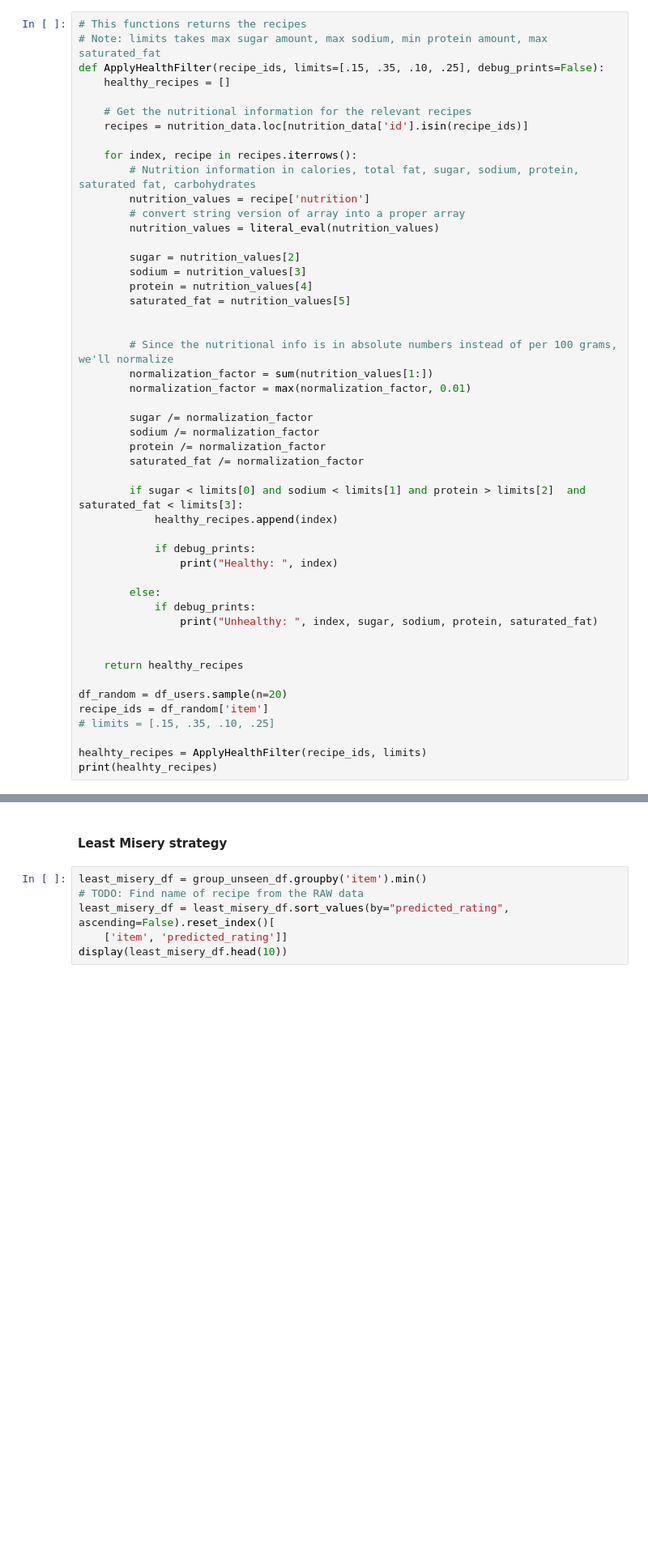
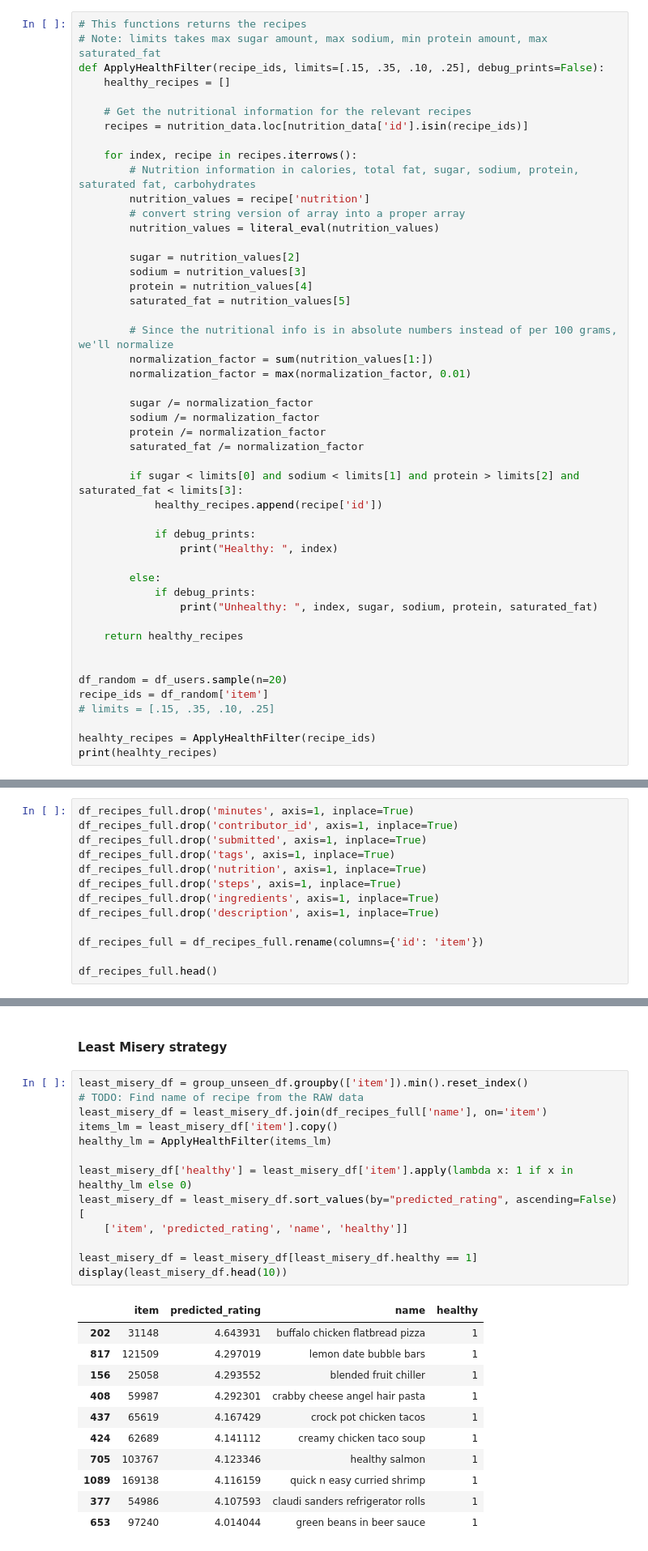
Before and after one commit to fadikatrina/thewreckomenders, a Jupyter notebook: Wreckommender.ipynb, the cells around one changed output, grey strips where cells are left out. Shown at 81% size. Cells and saved outputs as stored; diff of their text form; blank space fills up the shorter version.

```diff
--- a/Wreckommender.ipynb
+++ b/Wreckommender.ipynb
@@ -148,7 +147,6 @@ def ApplyHealthFilter(recipe_ids, limits=[.15, .35, .10, .25], debug_prints=Fals
         protein = nutrition_values[4]
         saturated_fat = nutrition_values[5]
 
-
         # Since the nutritional info is in absolute numbers instead of per 100 grams, we'll normalize
         normalization_factor = sum(nutrition_values[1:])
         normalization_factor = max(normalization_factor, 0.01)
@@ -158,8 +156,8 @@ def ApplyHealthFilter(recipe_ids, limits=[.15, .35, .10, .25], debug_prints=Fals
         protein /= normalization_factor
         saturated_fat /= normalization_factor
 
-        if sugar < limits[0] and sodium < limits[1] and protein > limits[2]  and saturated_fat < limits[3]:
-            healthy_recipes.append(index)
+        if sugar < limits[0] and sodium < limits[1] and protein > limits[2] and saturated_fat < limits[3]:
+            healthy_recipes.append(recipe['id'])
 
             if debug_prints:
                 print("Healthy: ", index)
@@ -168,13 +166,13 @@ def ApplyHealthFilter(recipe_ids, limits=[.15, .35, .10, .25], debug_prints=Fals
             if debug_prints:
                 print("Unhealthy: ", index, sugar, sodium, protein, saturated_fat)
 
+    return healthy_recipes
 
-    return healthy_recipes
 
 df_random = df_users.sample(n=20)
 recipe_ids = df_random['item']
 # limits = [.15, .35, .10, .25]
 
-healhty_recipes = ApplyHealthFilter(recipe_ids, limits)
+healhty_recipes = ApplyHealthFilter(recipe_ids)
 print(healhty_recipes)
 # %% [output]
@@ -221,0 +248,13 @@ df_users['ratings'].value_counts()
+# %%
+df_recipes_full.drop('minutes', axis=1, inplace=True)
+df_recipes_full.drop('contributor_id', axis=1, inplace=True)
+df_recipes_full.drop('submitted', axis=1, inplace=True)
+df_recipes_full.drop('tags', axis=1, inplace=True)
+df_recipes_full.drop('nutrition', axis=1, inplace=True)
+df_recipes_full.drop('steps', axis=1, inplace=True)
+df_recipes_full.drop('ingredients', axis=1, inplace=True)
+df_recipes_full.drop('description', axis=1, inplace=True)
+
+df_recipes_full = df_recipes_full.rename(columns={'id': 'item'})
+
+df_recipes_full.head()
@@ -270,11 +347,30 @@ display(group_unseen_df.head(10))
 # %% [markdown]
 #### Least Misery strategy
 # %%
-least_misery_df = group_unseen_df.groupby('item').min()
+least_misery_df = group_unseen_df.groupby(['item']).min().reset_index()
 # TODO: Find name of recipe from the RAW data
-least_misery_df = least_misery_df.sort_values(by="predicted_rating", ascending=False).reset_index()[
-    ['item', 'predicted_rating']]
+least_misery_df = least_misery_df.join(df_recipes_full['name'], on='item')
+items_lm = least_misery_df['item'].copy()
+healthy_lm = ApplyHealthFilter(items_lm)
+
+least_misery_df['healthy'] = least_misery_df['item'].apply(lambda x: 1 if x in healthy_lm else 0)
+least_misery_df = least_misery_df.sort_values(by="predicted_rating", ascending=False)[
+    ['item', 'predicted_rating', 'name', 'healthy']]
+
+least_misery_df = least_misery_df[least_misery_df.healthy == 1]
 display(least_misery_df.head(10))
+# %% [output]
+|  | item | predicted_rating | name | healthy |
+| 202 | 31148 | 4.643931 | buffalo chicken flatbread pizza | 1 |
+| 817 | 121509 | 4.297019 | lemon date bubble bars | 1 |
+| 156 | 25058 | 4.293552 | blended fruit chiller | 1 |
+| 408 | 59987 | 4.292301 | crabby cheese angel hair pasta | 1 |
+| 437 | 65619 | 4.167429 | crock pot chicken tacos | 1 |
+| 424 | 62689 | 4.141112 | creamy chicken taco soup | 1 |
+| 705 | 103767 | 4.123346 | healthy salmon | 1 |
+| 1089 | 169138 | 4.116159 | quick n easy curried shrimp | 1 |
+| 377 | 54986 | 4.107593 | claudi sanders refrigerator rolls | 1 |
+| 653 | 97240 | 4.014044 | green beans in beer sauce | 1 |
 # %% [markdown]
 #### Most Pleasure strategy
 # %%
```
Also changed, not shown: parts of 13 cells of this notebook.
